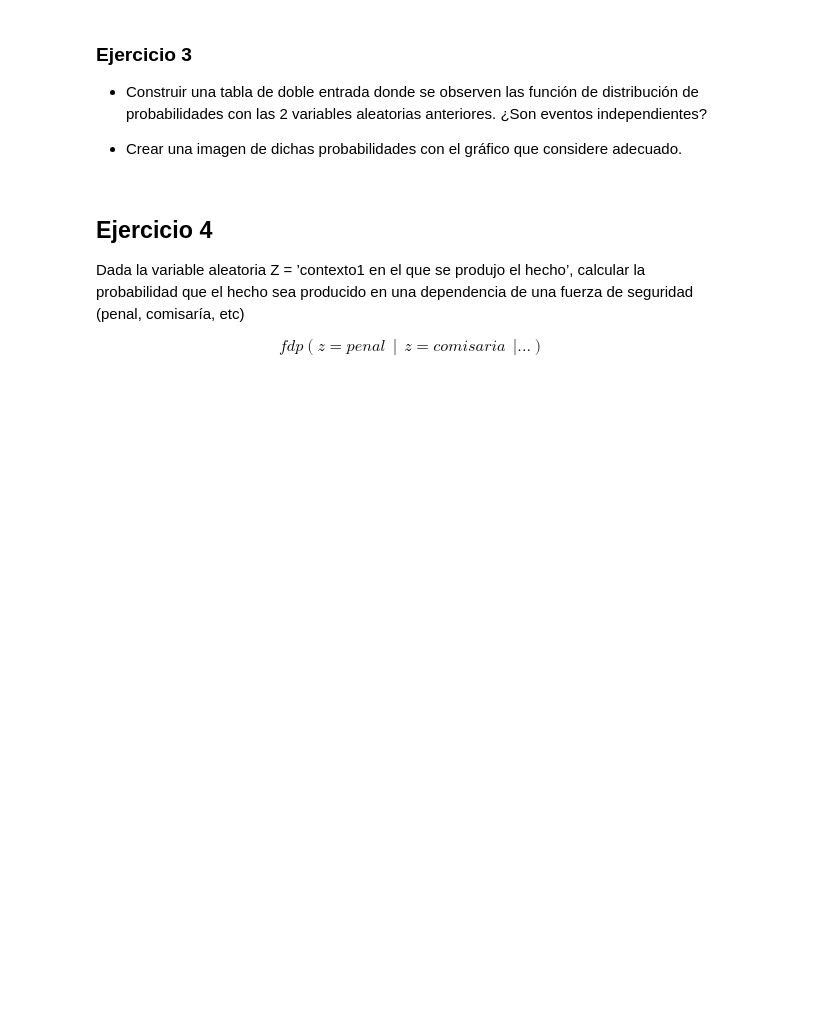
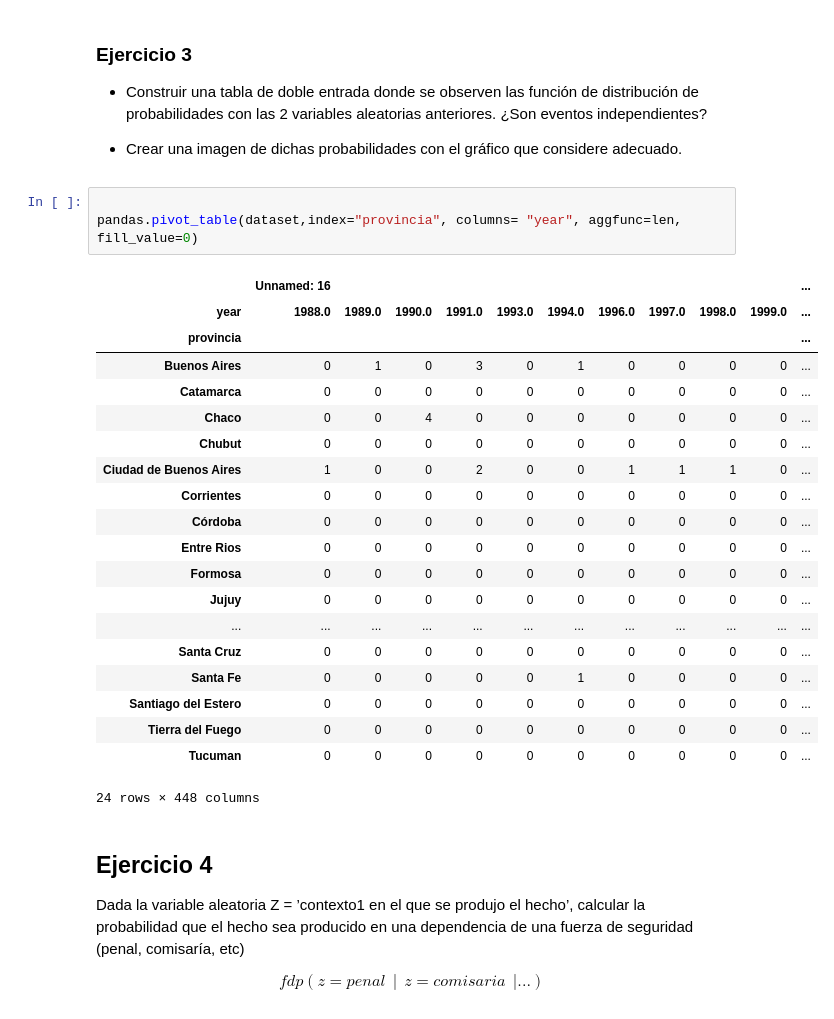
Before and after one commit to renzobechler-zz/diplodatos, a Jupyter notebook: Tarea integradora - parte 1.ipynb, the cells around one changed output. Saved outputs shown, nothing was run; the diff lists cells and outputs as text; blank space fills up the shorter version.

```diff
--- a/Tarea integradora - parte 1.ipynb
+++ b/Tarea integradora - parte 1.ipynb
@@ -175,6 +219,30 @@ $$fdp(X)$$
 ¿Son eventos independientes?
 
 * Crear una imagen de dichas probabilidades con el gráfico que considere adecuado.
+# %%
+
+pandas.pivot_table(dataset,index="provincia", columns= "year", aggfunc=len, fill_value=0)
+# %% [output]
+|  | Unnamed: 16 |  |  |  |  |  |  |  |  |  | ... |
+| year | 1988.0 | 1989.0 | 1990.0 | 1991.0 | 1993.0 | 1994.0 | 1996.0 | 1997.0 | 1998.0 | 1999.0 | ... |
+| provincia |  |  |  |  |  |  |  |  |  |  | ... |
+| Buenos Aires | 0 | 1 | 0 | 3 | 0 | 1 | 0 | 0 | 0 | 0 | ... |
+| Catamarca | 0 | 0 | 0 | 0 | 0 | 0 | 0 | 0 | 0 | 0 | ... |
+| Chaco | 0 | 0 | 4 | 0 | 0 | 0 | 0 | 0 | 0 | 0 | ... |
+| Chubut | 0 | 0 | 0 | 0 | 0 | 0 | 0 | 0 | 0 | 0 | ... |
+| Ciudad de Buenos Aires | 1 | 0 | 0 | 2 | 0 | 0 | 1 | 1 | 1 | 0 | ... |
+| Corrientes | 0 | 0 | 0 | 0 | 0 | 0 | 0 | 0 | 0 | 0 | ... |
+| Córdoba | 0 | 0 | 0 | 0 | 0 | 0 | 0 | 0 | 0 | 0 | ... |
+| Entre Rios | 0 | 0 | 0 | 0 | 0 | 0 | 0 | 0 | 0 | 0 | ... |
+| Formosa | 0 | 0 | 0 | 0 | 0 | 0 | 0 | 0 | 0 | 0 | ... |
+| Jujuy | 0 | 0 | 0 | 0 | 0 | 0 | 0 | 0 | 0 | 0 | ... |
+| ... | ... | ... | ... | ... | ... | ... | ... | ... | ... | ... | ... |
+| Santa Cruz | 0 | 0 | 0 | 0 | 0 | 0 | 0 | 0 | 0 | 0 | ... |
+| Santa Fe | 0 | 0 | 0 | 0 | 0 | 1 | 0 | 0 | 0 | 0 | ... |
+| Santiago del Estero | 0 | 0 | 0 | 0 | 0 | 0 | 0 | 0 | 0 | 0 | ... |
+| Tierra del Fuego | 0 | 0 | 0 | 0 | 0 | 0 | 0 | 0 | 0 | 0 | ... |
+| Tucuman | 0 | 0 | 0 | 0 | 0 | 0 | 0 | 0 | 0 | 0 | ... |
+24 rows × 448 columns
 # %% [markdown]
 ## Ejercicio 4
 
```
Also changed, not shown: parts of 3 cells of this notebook.
